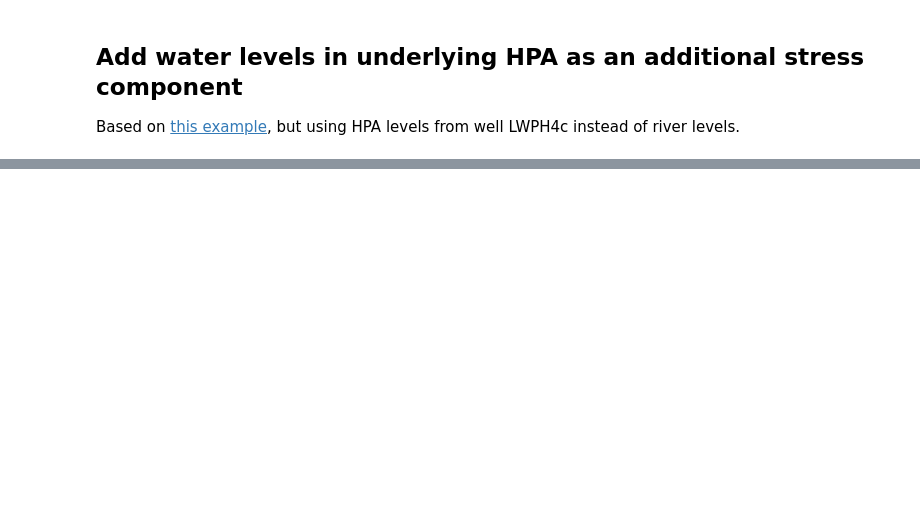
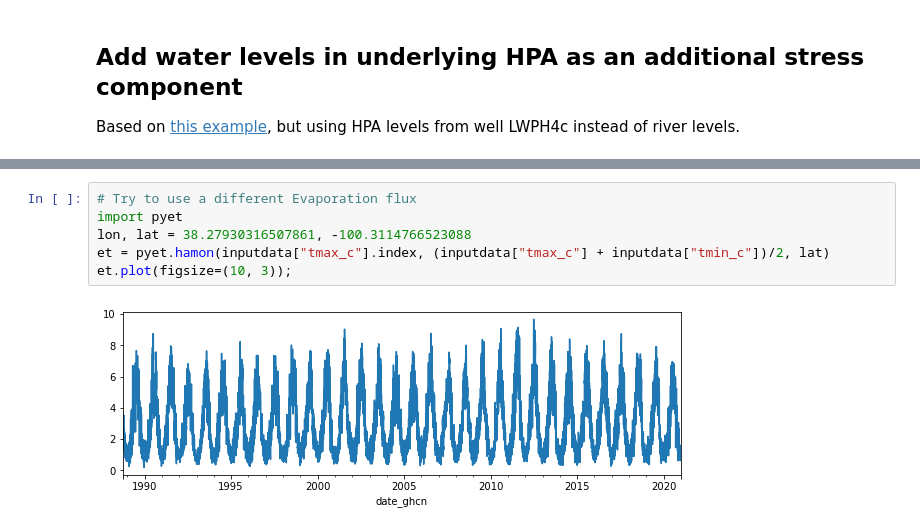
Before and after one commit to samzipper/LarnedIntermittencyRegimes, a Jupyter notebook: code/Timeseries_02-CreateModel.ipynb, the cells around one changed output, grey strips where cells are left out. Drawn from its saved outputs; the diff is of its cells as text; blank space fills up the shorter version.

```diff
--- a/code/Timeseries_02-CreateModel.ipynb
+++ b/code/Timeseries_02-CreateModel.ipynb
@@ -143,0 +152,8 @@ constant_d noise_alpha -0.52
+# %%
+# Try to use a different Evaporation flux
+import pyet
+lon, lat = 38.27930316507861, -100.3114766523088
+et = pyet.hamon(inputdata["tmax_c"].index, (inputdata["tmax_c"] + inputdata["tmin_c"])/2, lat)
+et.plot(figsize=(10, 3));
+# %% [output]
+[figure, added]
```
Also changed, not shown: parts of 5 cells of this notebook.
